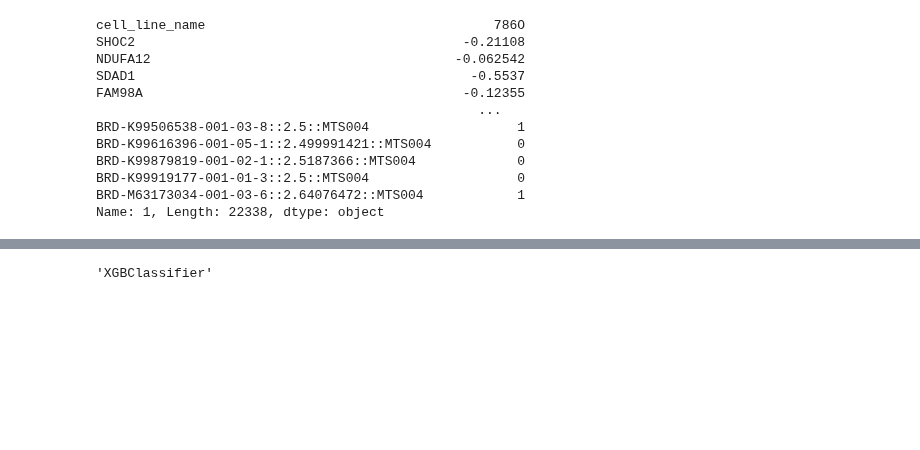
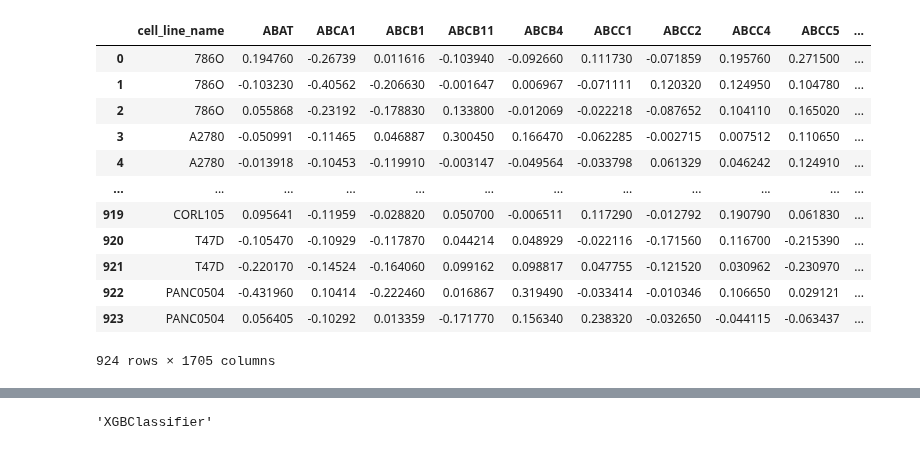
Before and after one commit to bio-info-guy/drug_sensitivity_mlpred, a Jupyter notebook: notebooks/DrugSensitivityML.ipynb, the cells around one changed output, grey strips where cells are left out. Saved outputs shown, nothing was run; the diff lists cells and outputs as text; code cells hidden in the pictures; blank space fills up the shorter version.

```diff
--- a/notebooks/DrugSensitivityML.ipynb
+++ b/notebooks/DrugSensitivityML.ipynb
@@ -34,18 +34,24 @@ dataset_ccle = pd.read_csv("input/combined_DepMap_21Q3_CCLE_expression.csv")
+# %%
+dataset_druggable_X = dataset_druggable.iloc[:, 1:-4686]
+drug_y_druggable = dataset_druggable.iloc[:, -4686:]
+dataset_ccle_X = dataset_ccle.iloc[:, 1:-4686]
+drug_y_ccle = dataset_ccle.iloc[:, -4686:]
 # %%
-dataset.iloc[1]
+dataset_druggable_X
 # %% [output]
+|  | cell_line_name | ABAT | ABCA1 | ABCB1 | ABCB11 | ABCB4 | ABCC1 | ABCC2 | ABCC4 | ABCC5 | ... |
+| 0 | 786O | 0.194760 | -0.26739 | 0.011616 | -0.103940 | -0.092660 | 0.111730 | -0.071859 | 0.195760 | 0.271500 | ... |
+| 1 | 786O | -0.103230 | -0.40562 | -0.206630 | -0.001647 | 0.006967 | -0.071111 | 0.120320 | 0.124950 | 0.104780 | ... |
+| 2 | 786O | 0.055868 | -0.23192 | -0.178830 | 0.133800 | -0.012069 | -0.022218 | -0.087652 | 0.104110 | 0.165020 | ... |
+| 3 | A2780 | -0.050991 | -0.11465 | 0.046887 | 0.300450 | 0.166470 | -0.062285 | -0.002715 | 0.007512 | 0.110650 | ... |
+| 4 | A2780 | -0.013918 | -0.10453 | -0.119910 | -0.003147 | -0.049564 | -0.033798 | 0.061329 | 0.046242 | 0.124910 | ... |
+| ... | ... | ... | ... | ... | ... | ... | ... | ... | ... | ... | ... |
+| 919 | CORL105 | 0.095641 | -0.11959 | -0.028820 | 0.050700 | -0.006511 | 0.117290 | -0.012792 | 0.190790 | 0.061830 | ... |
+| 920 | T47D | -0.105470 | -0.10929 | -0.117870 | 0.044214 | 0.048929 | -0.022116 | -0.171560 | 0.116700 | -0.215390 | ... |
+| 921 | T47D | -0.220170 | -0.14524 | -0.164060 | 0.099162 | 0.098817 | 0.047755 | -0.121520 | 0.030962 | -0.230970 | ... |
+| 922 | PANC0504 | -0.431960 | 0.10414 | -0.222460 | 0.016867 | 0.319490 | -0.033414 | -0.010346 | 0.106650 | 0.029121 | ... |
+| 923 | PANC0504 | 0.056405 | -0.10292 | 0.013359 | -0.171770 | 0.156340 | 0.238320 | -0.032650 | -0.044115 | -0.063437 | ... |
-cell_line_name                                     786O
-SHOC2                                          -0.21108
-NDUFA12                                       -0.062542
-SDAD1                                           -0.5537
-FAM98A                                         -0.12355
-                                                 ...
-BRD-K99506538-001-03-8::2.5::MTS004                   1
-BRD-K99616396-001-05-1::2.499991421::MTS004           0
-BRD-K99879819-001-02-1::2.5187366::MTS004             0
-BRD-K99919177-001-01-3::2.5::MTS004                   0
-BRD-M63173034-001-03-6::2.64076472::MTS004            1
-Name: 1, Length: 22338, dtype: object
+924 rows × 1705 columns
 # %%
 dataset = pd.read_csv("input/combined_DepMap_21Q3.csv")
 num_gene = 17651
```
Also changed, not shown: parts of 20 cells of this notebook, 1 other file.
